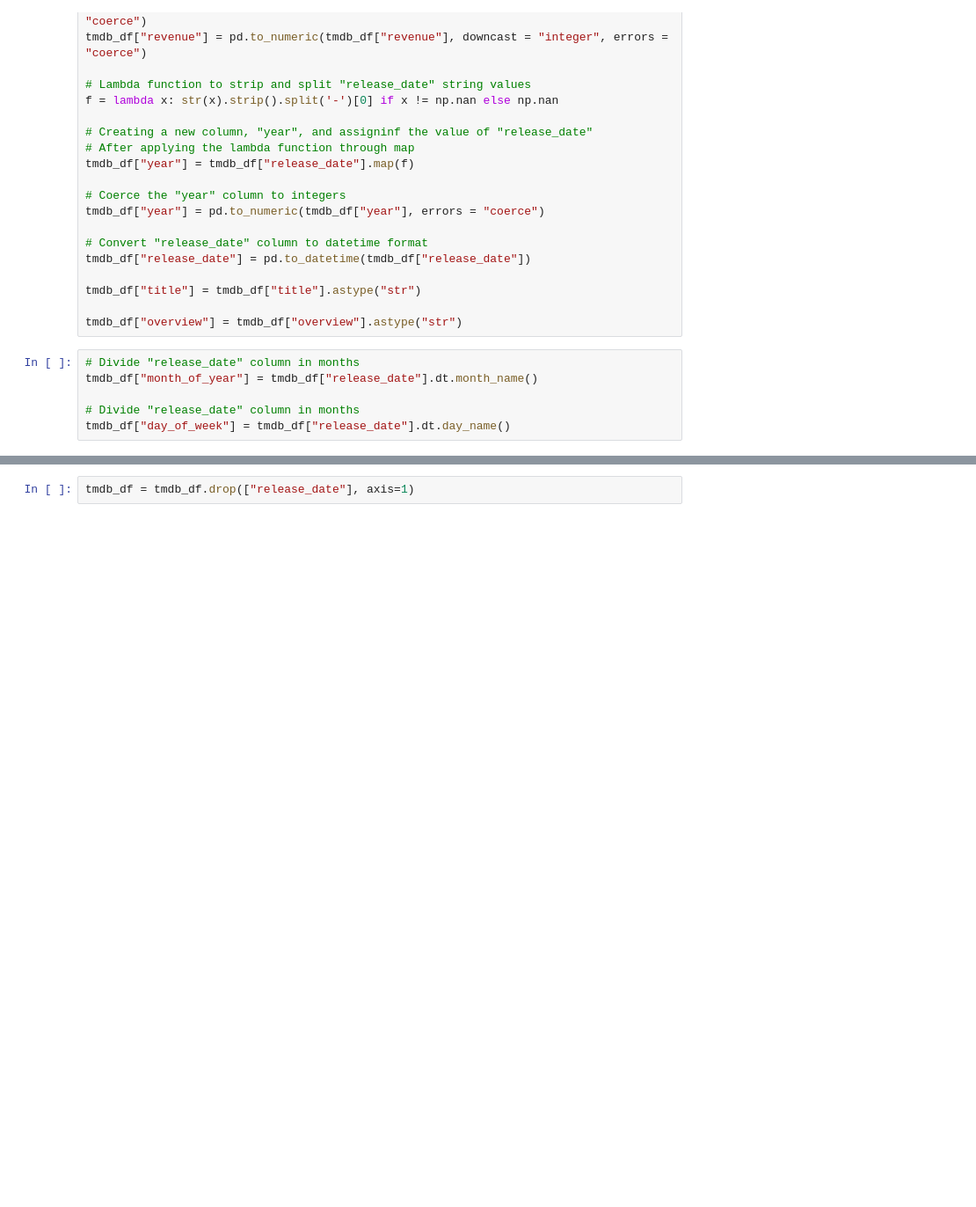
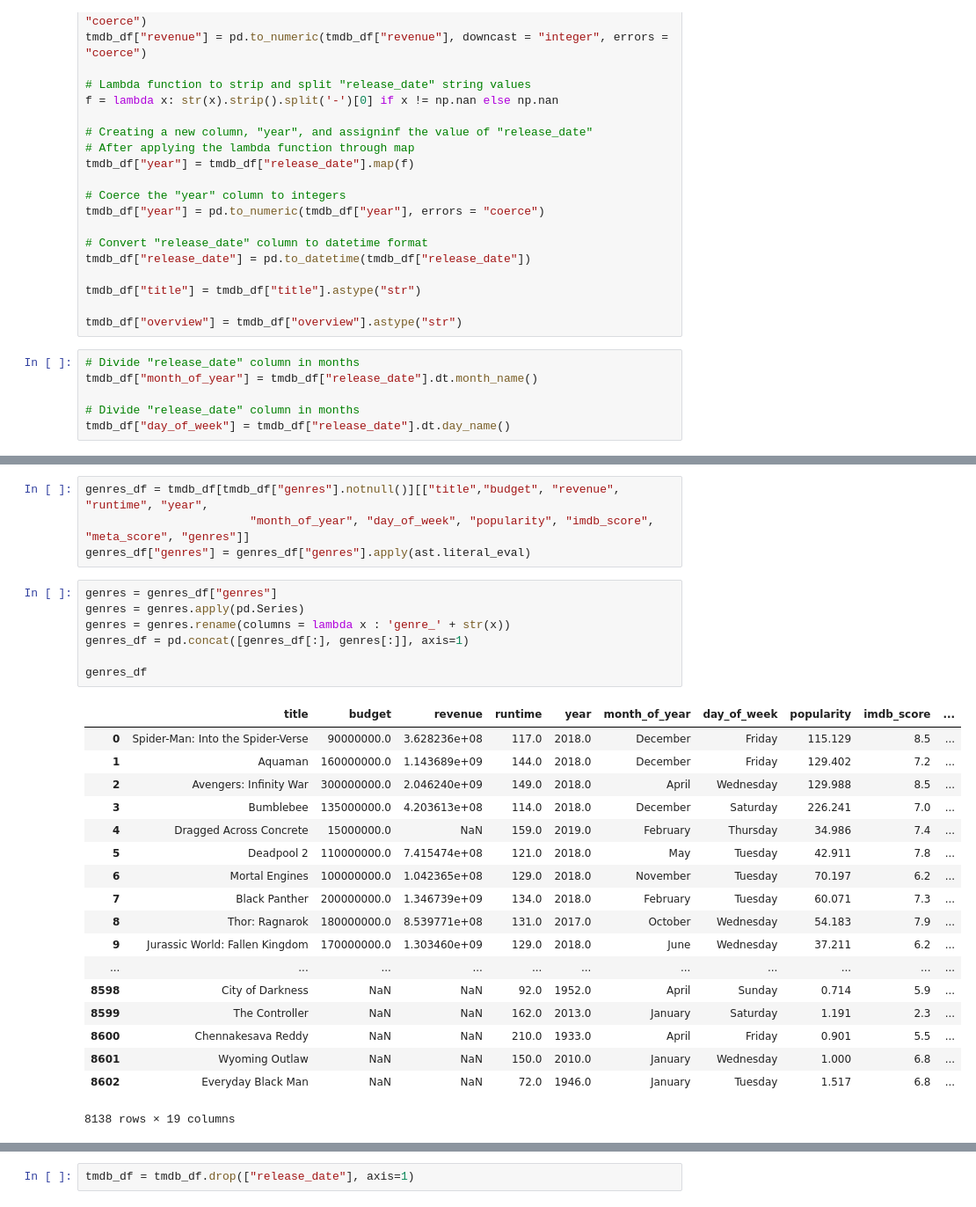
Before and after one commit to whohuhwhat/mod1_movies, a Jupyter notebook: Data_Wrangling_Database_Creation.ipynb, the cells around one changed output, grey strips where cells are left out. Shown at 88% size. Drawn from its saved outputs; the diff is of its cells as text; blank space fills up the shorter version.

```diff
--- a/Data_Wrangling_Database_Creation.ipynb
+++ b/Data_Wrangling_Database_Creation.ipynb
@@ -78,0 +99,30 @@ tmdb_df["day_of_week"] = tmdb_df["release_date"].dt.day_name()
+# %%
+genres_df = tmdb_df[tmdb_df["genres"].notnull()][["title","budget", "revenue", "runtime", "year",
+                        "month_of_year", "day_of_week", "popularity", "imdb_score", "meta_score", "genres"]]
+genres_df["genres"] = genres_df["genres"].apply(ast.literal_eval)
+# %%
+genres = genres_df["genres"]
+genres = genres.apply(pd.Series)
+genres = genres.rename(columns = lambda x : 'genre_' + str(x))
+genres_df = pd.concat([genres_df[:], genres[:]], axis=1)
+
+genres_df
+# %% [output]
+|  | title | budget | revenue | runtime | year | month_of_year | day_of_week | popularity | imdb_score | ... |
+| 0 | Spider-Man: Into the Spider-Verse | 90000000.0 | 3.628236e+08 | 117.0 | 2018.0 | December | Friday | 115.129 | 8.5 | ... |
+| 1 | Aquaman | 160000000.0 | 1.143689e+09 | 144.0 | 2018.0 | December | Friday | 129.402 | 7.2 | ... |
+| 2 | Avengers: Infinity War | 300000000.0 | 2.046240e+09 | 149.0 | 2018.0 | April | Wednesday | 129.988 | 8.5 | ... |
+| 3 | Bumblebee | 135000000.0 | 4.203613e+08 | 114.0 | 2018.0 | December | Saturday | 226.241 | 7.0 | ... |
+| 4 | Dragged Across Concrete | 15000000.0 | NaN | 159.0 | 2019.0 | February | Thursday | 34.986 | 7.4 | ... |
+| 5 | Deadpool 2 | 110000000.0 | 7.415474e+08 | 121.0 | 2018.0 | May | Tuesday | 42.911 | 7.8 | ... |
+| 6 | Mortal Engines | 100000000.0 | 1.042365e+08 | 129.0 | 2018.0 | November | Tuesday | 70.197 | 6.2 | ... |
+| 7 | Black Panther | 200000000.0 | 1.346739e+09 | 134.0 | 2018.0 | February | Tuesday | 60.071 | 7.3 | ... |
+| 8 | Thor: Ragnarok | 180000000.0 | 8.539771e+08 | 131.0 | 2017.0 | October | Wednesday | 54.183 | 7.9 | ... |
+| 9 | Jurassic World: Fallen Kingdom | 170000000.0 | 1.303460e+09 | 129.0 | 2018.0 | June | Wednesday | 37.211 | 6.2 | ... |
+| ... | ... | ... | ... | ... | ... | ... | ... | ... | ... | ... |
+| 8598 | City of Darkness | NaN | NaN | 92.0 | 1952.0 | April | Sunday | 0.714 | 5.9 | ... |
+| 8599 | The Controller | NaN | NaN | 162.0 | 2013.0 | January | Saturday | 1.191 | 2.3 | ... |
+| 8600 | Chennakesava Reddy | NaN | NaN | 210.0 | 1933.0 | April | Friday | 0.901 | 5.5 | ... |
+| 8601 | Wyoming Outlaw | NaN | NaN | 150.0 | 2010.0 | January | Wednesday | 1.000 | 6.8 | ... |
+| 8602 | Everyday Black Man | NaN | NaN | 72.0 | 1946.0 | January | Tuesday | 1.517 | 6.8 | ... |
+8138 rows × 19 columns
```
Also changed, not shown: parts of 19 cells of this notebook, 3 other files.
